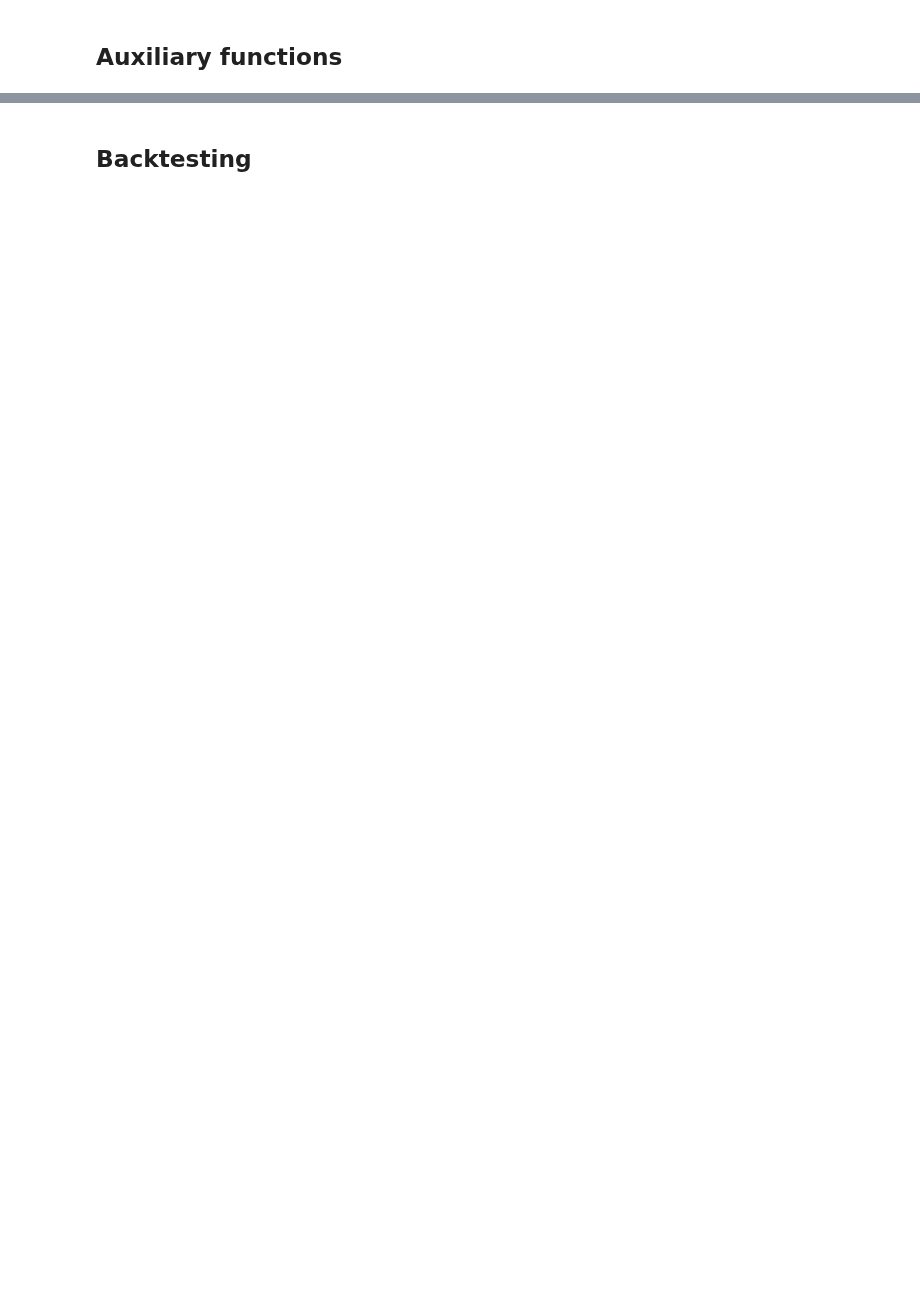
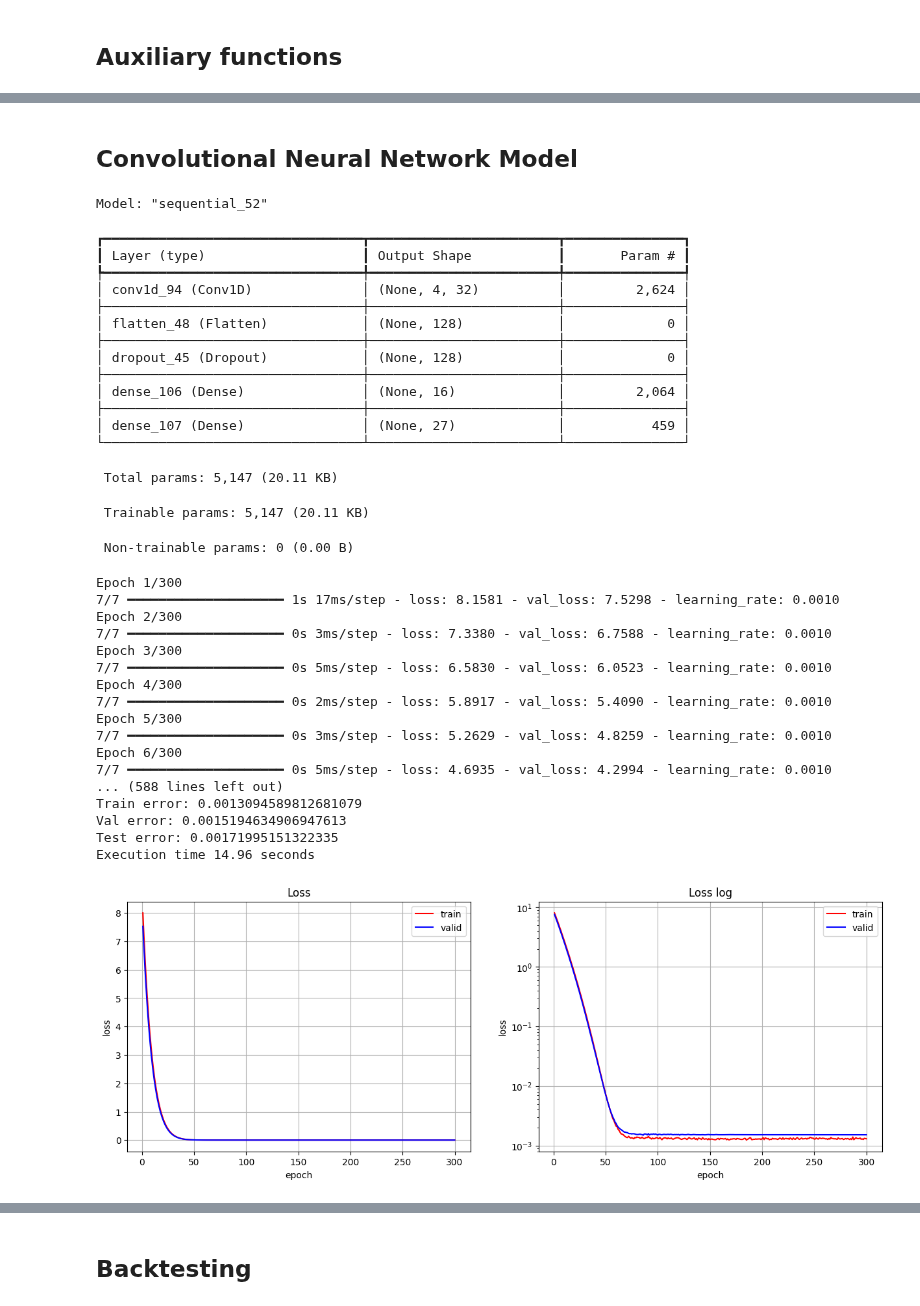
Before and after one commit to lharazin/TFM, a Jupyter notebook: Algorithm/models/base_model_1.ipynb, the cells around one changed output, grey strips where cells are left out. Drawn from its saved outputs; the diff is of its cells as text; code cells hidden in the pictures; blank space fills up the shorter version.

```diff
--- a/Algorithm/models/base_model_1.ipynb
+++ b/Algorithm/models/base_model_1.ipynb
@@ -270,0 +279,48 @@ array([0.586, 0.124, 0.02 , 0.014, 0.014, 0.012, 0.012, 0.01 , 0.03 ,
+# %% [markdown]
+## Convolutional Neural Network Model
+# %%
+model_cnn = Sequential((
+    Conv1D(32, 3, input_shape=x_train.shape[1:]),
+    Flatten(),
+    Dropout(0.3),
+    Dense(16, activation='relu', kernel_regularizer=L2(0.3)),
+    Dense(y_train.shape[1], activation='softmax')
+))
+
+train_and_evaluate_model(model_cnn, epochs=300)
+# %% [output]
+Model: "sequential_52"
+┏━━━━━━━━━━━━━━━━━━━━━━━━━━━━━━━━━┳━━━━━━━━━━━━━━━━━━━━━━━━┳━━━━━━━━━━━━━━━┓
+┃ Layer (type)                    ┃ Output Shape           ┃       Param # ┃
+┡━━━━━━━━━━━━━━━━━━━━━━━━━━━━━━━━━╇━━━━━━━━━━━━━━━━━━━━━━━━╇━━━━━━━━━━━━━━━┩
+│ conv1d_94 (Conv1D)              │ (None, 4, 32)          │         2,624 │
+├─────────────────────────────────┼────────────────────────┼───────────────┤
+│ flatten_48 (Flatten)            │ (None, 128)            │             0 │
+├─────────────────────────────────┼────────────────────────┼───────────────┤
+│ dropout_45 (Dropout)            │ (None, 128)            │             0 │
+├─────────────────────────────────┼────────────────────────┼───────────────┤
+│ dense_106 (Dense)               │ (None, 16)             │         2,064 │
+├─────────────────────────────────┼────────────────────────┼───────────────┤
+│ dense_107 (Dense)               │ (None, 27)             │           459 │
+└─────────────────────────────────┴────────────────────────┴───────────────┘
+ Total params: 5,147 (20.11 KB)
+ Trainable params: 5,147 (20.11 KB)
+ Non-trainable params: 0 (0.00 B)
+Epoch 1/300
+7/7 ━━━━━━━━━━━━━━━━━━━━ 1s 17ms/step - loss: 8.1581 - val_loss: 7.5298 - learning_rate: 0.0010
+Epoch 2/300
+7/7 ━━━━━━━━━━━━━━━━━━━━ 0s 3ms/step - loss: 7.3380 - val_loss: 6.7588 - learning_rate: 0.0010
+Epoch 3/300
+7/7 ━━━━━━━━━━━━━━━━━━━━ 0s 5ms/step - loss: 6.5830 - val_loss: 6.0523 - learning_rate: 0.0010
+Epoch 4/300
+7/7 ━━━━━━━━━━━━━━━━━━━━ 0s 2ms/step - loss: 5.8917 - val_loss: 5.4090 - learning_rate: 0.0010
+Epoch 5/300
+7/7 ━━━━━━━━━━━━━━━━━━━━ 0s 3ms/step - loss: 5.2629 - val_loss: 4.8259 - learning_rate: 0.0010
+Epoch 6/300
+7/7 ━━━━━━━━━━━━━━━━━━━━ 0s 5ms/step - loss: 4.6935 - val_loss: 4.2994 - learning_rate: 0.0010
+... (588 lines left out)
+Train error: 0.0013094589812681079
+Val error: 0.0015194634906947613
+Test error: 0.00171995151322335
+Execution time 14.96 seconds
+[figure, added]
```
Also changed, not shown: parts of 31 cells of this notebook.
